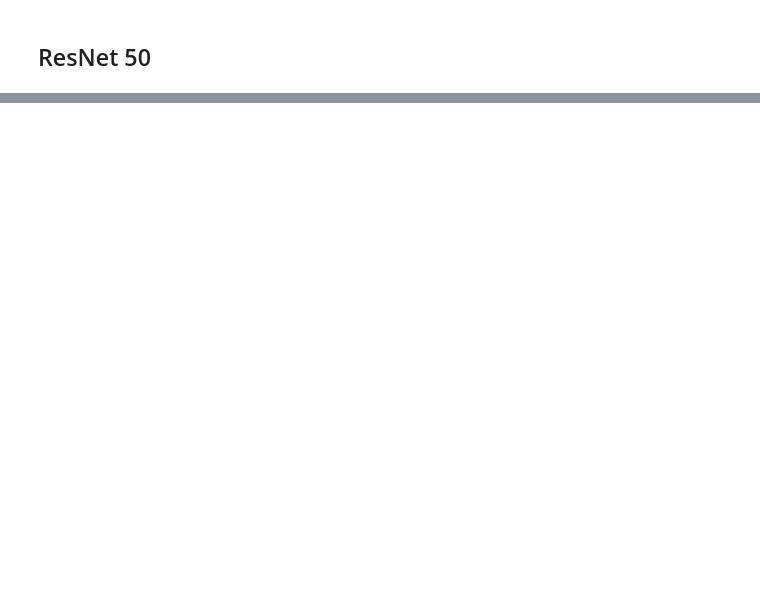
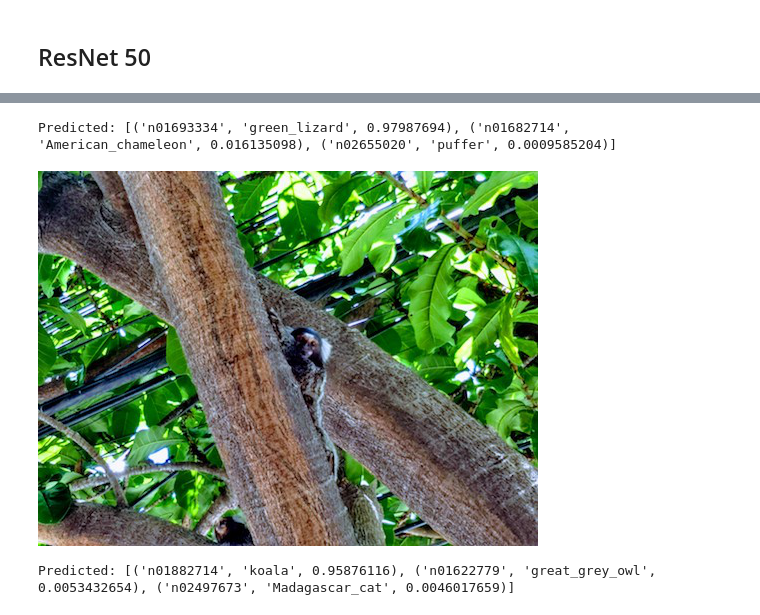
Before and after one commit to ramonsilvanet/trabalhando_com_imagens, a Jupyter notebook: neural-nets/Neural Networks - Keras - Imagenet.ipynb, the cells around one changed output, grey strips where cells are left out. Saved outputs shown, nothing was run; the diff lists cells and outputs as text; code cells hidden in the pictures; blank space fills up the shorter version.

```diff
--- a/neural-nets/Neural Networks - Keras - Imagenet.ipynb
+++ b/neural-nets/Neural Networks - Keras - Imagenet.ipynb
@@ -37,0 +39,27 @@ img_path = '../images/2111388821_a0eee8d4a0.jpg'
+# %%
+img = image.load_img(img_path, target_size=(224, 224))
+x = image.img_to_array(img)
+x = np.expand_dims(x, axis=0)
+x = preprocess_input(x)
+
+preds = model.predict(x)
+
+print('Predicted:', decode_predictions(preds, top=3)[0])
+# %% [output]
+Predicted: [('n01693334', 'green_lizard', 0.97987694), ('n01682714', 'American_chameleon', 0.016135098), ('n02655020', 'puffer', 0.0009585204)]
+# %%
+img_path = '../images/monkey.jpg'
+Image.open(img_path)
+# %% [output]
+[figure, added]
+# %%
+img = image.load_img(img_path, target_size=(224, 224))
+x = image.img_to_array(img)
+x = np.expand_dims(x, axis=0)
+x = preprocess_input(x)
+
+preds = model.predict(x)
+
+print('Predicted:', decode_predictions(preds, top=3)[0])
+# %% [output]
+Predicted: [('n01882714', 'koala', 0.95876116), ('n01622779', 'great_grey_owl', 0.0053432654), ('n02497673', 'Madagascar_cat', 0.0046017659)]
```
Also changed, not shown: parts of 5 cells of this notebook, 2 other files.
